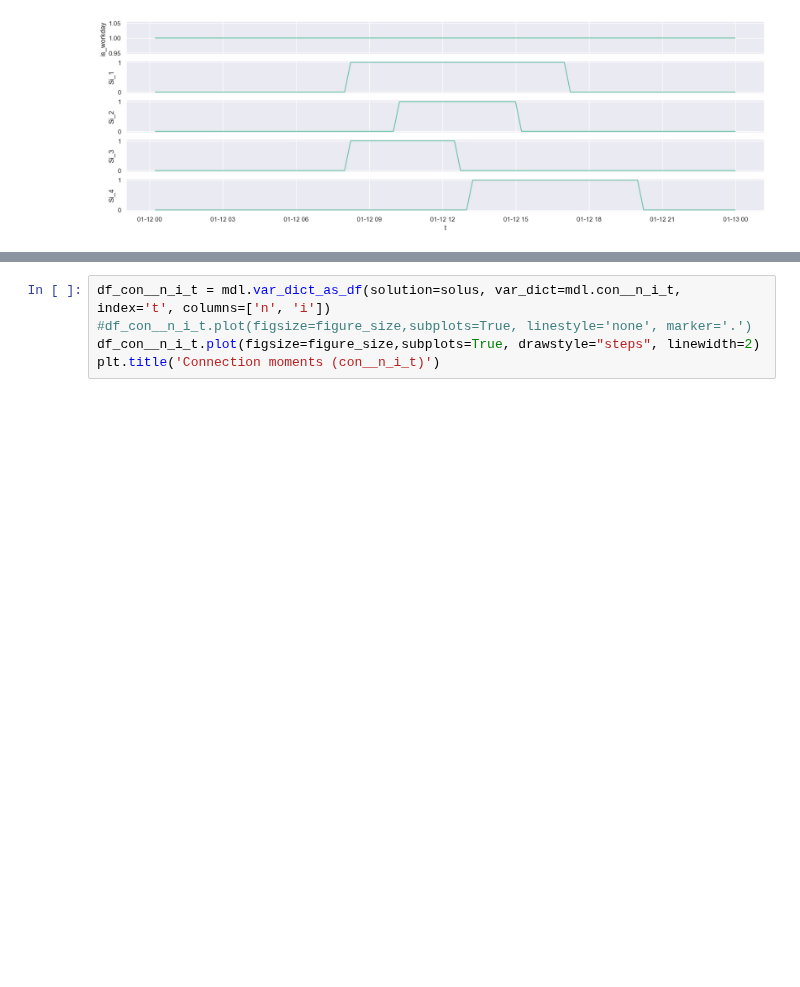
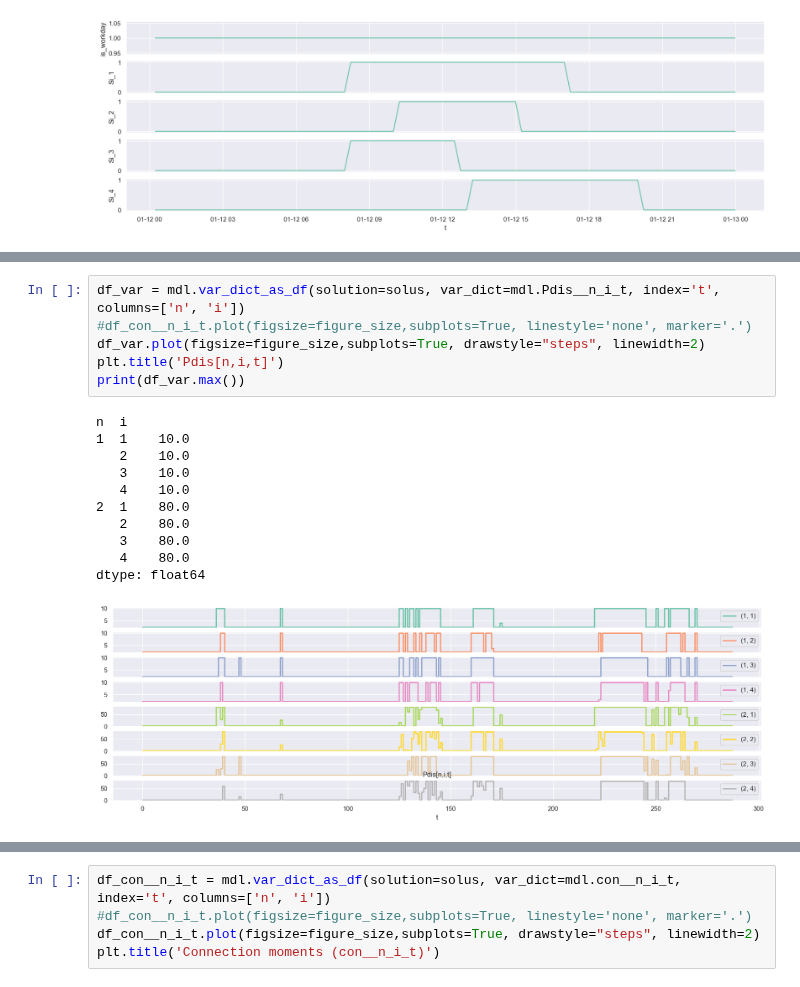
Before and after one commit to cimadure/ene8230, a Jupyter notebook: project.ipynb, the cells around one changed output, grey strips where cells are left out. Drawn from its saved outputs; the diff is of its cells as text; blank space fills up the shorter version.

```diff
--- a/project.ipynb
+++ b/project.ipynb
@@ -286,0 +286,18 @@ Text(0.5, 1.0, 'Pr[n,i,t]')
+# %%
+df_var = mdl.var_dict_as_df(solution=solus, var_dict=mdl.Pdis__n_i_t, index='t', columns=['n', 'i'])
+#df_con__n_i_t.plot(figsize=figure_size,subplots=True, linestyle='none', marker='.')
+df_var.plot(figsize=figure_size,subplots=True, drawstyle="steps", linewidth=2)
+plt.title('Pdis[n,i,t]')
+print(df_var.max())
+# %% [output]
+n  i
+1  1    10.0
+   2    10.0
+   3    10.0
+   4    10.0
+2  1    80.0
+   2    80.0
+   3    80.0
+   4    80.0
+dtype: float64
+[figure, added]
```
Also changed, not shown: parts of 14 cells of this notebook, 1 other file.
